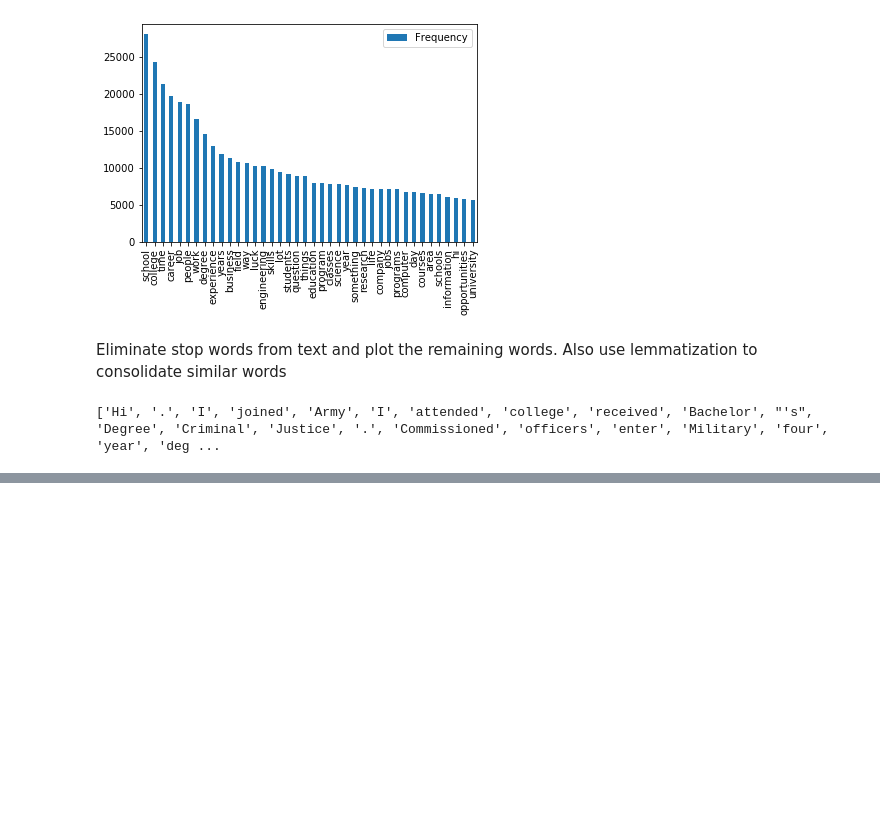
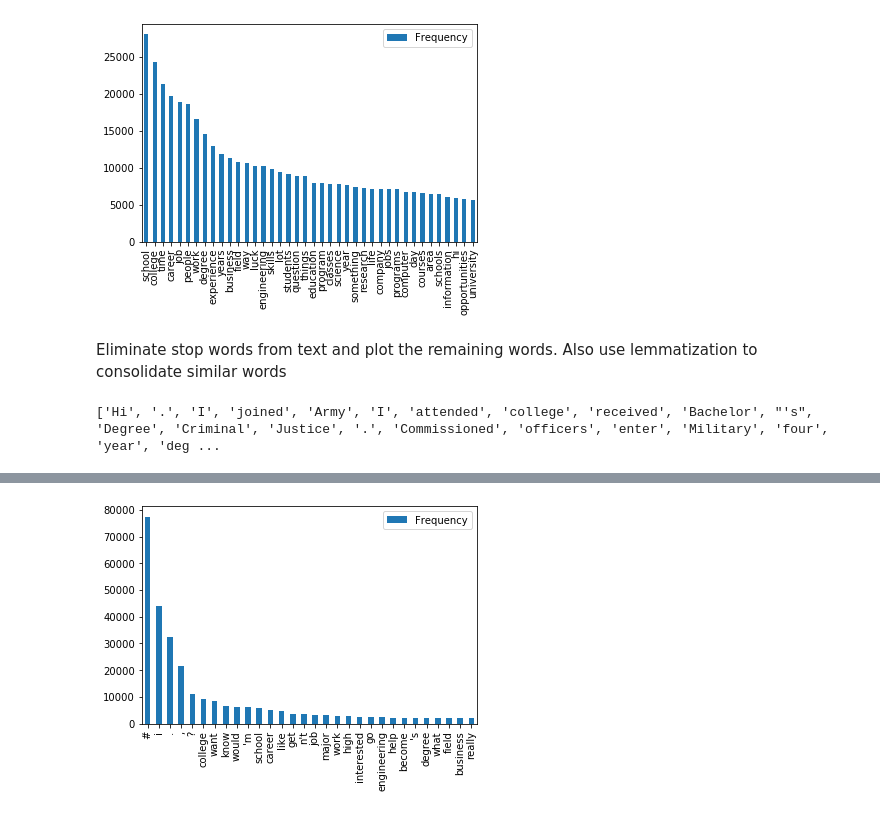
Before and after one commit to alisonn/gdso_2019, a Jupyter notebook: exploratory_data_analysis.ipynb, the cells around one changed output, grey strips where cells are left out. Cells and saved outputs as stored; diff of their text form; code cells hidden in the pictures; blank space fills up the shorter version.

Commit message:
testing stopword filtering

```diff
--- a/exploratory_data_analysis.ipynb
+++ b/exploratory_data_analysis.ipynb
@@ -260,7 +260,3 @@ for w in nltk.word_tokenize(strip_tags(answ.answers_body.iloc[1])):
 print(filtered_sent)
 # %% [output]
 ['Hi', '.', 'I', 'joined', 'Army', 'I', 'attended', 'college', 'received', 'Bachelor', "'s", 'Degree', 'Criminal', 'Justice', '.', 'Commissioned', 'officers', 'enter', 'Military', 'four', 'year', 'deg ...
-# %%
-a = 'software engineer at google'
-a = re.sub("at\s.*$","",a)
-print(a)
@@ -268,0 +263,19 @@ software engineer
+# %%
+
+def getNonStopWordsFromText(words, stop_words, t,) -> dict:
+
+    t = (nltk.word_tokenize(t))
+    print('Finished tokenizing body text')
+
+    for i in t:
+        if i not in stop_words:
+            current = i.lower()
+            if current in words.keys():
+                words[current] += 1
+            else:
+                words[current] = 1
+
+    return words
+
+w = {}
+w =  getNonStopWordsFromText(w, stop_words, a)
@@ -268,0 +284,7 @@ software engineer
+# %%
+#pd.DataFrame(w, index=0).T
+
+l = ["Frequency"]
+noStopWords_df = pd.DataFrame.from_records([w], index=l).T
+print(noStopWords_df.sort_values(by='Frequency', ascending= False).head(10))
+noStopWords_top = (noStopWords_df.sort_values(by='Frequency', ascending= False).head(30))
@@ -268,0 +303,6 @@ software engineer
+# %%
+y = noStopWords_top.plot.bar(y='Frequency')
+## Don't really care for punctuation/etc. So it looks like a combination of POS and StopWords would help filter out
+## informative features of the text.
+# %% [output]
+[figure, added]
```
Also changed, not shown: parts of 3 cells of this notebook.
